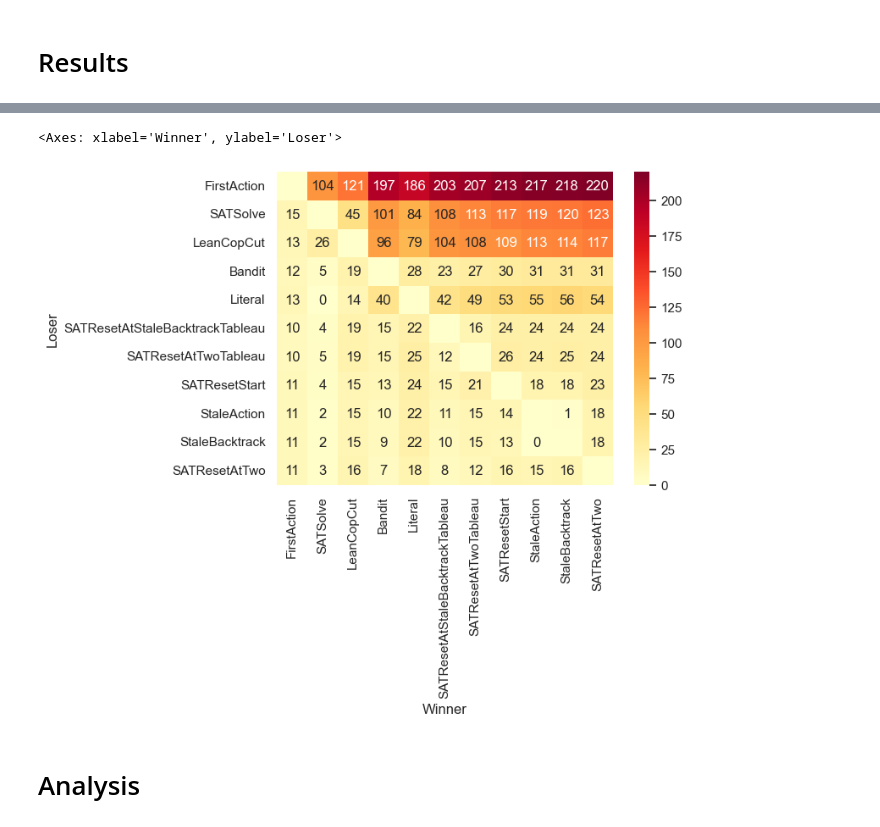
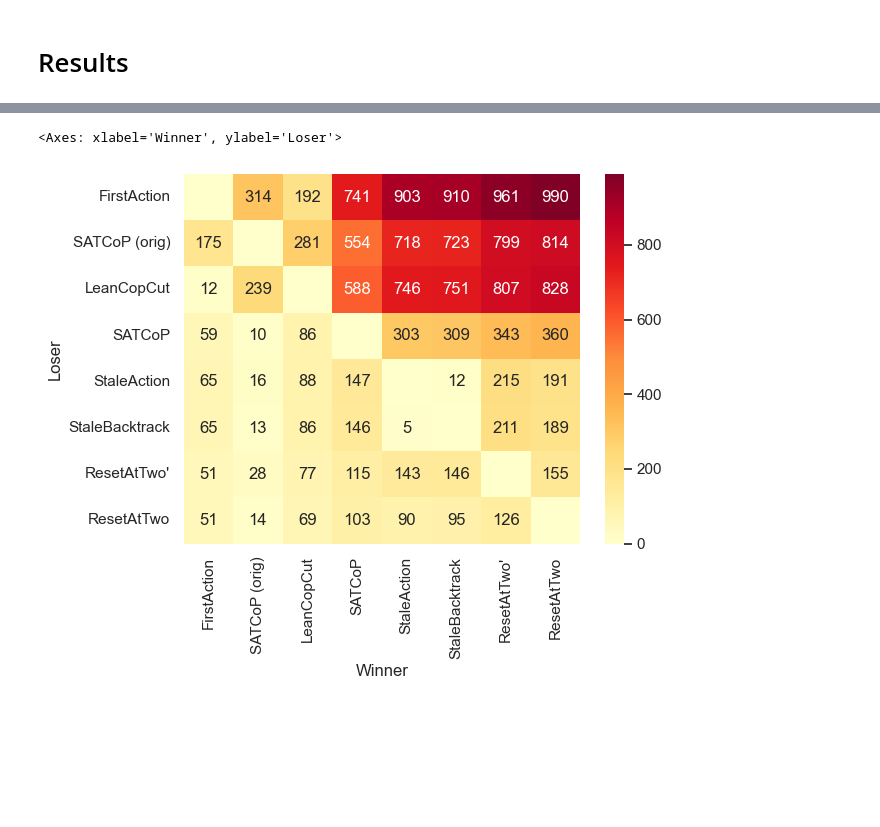
Before and after one commit to mfixman/connections, a Jupyter notebook: jupyter/Analysis_sat.ipynb, the cells around one changed output, grey strips where cells are left out. Cells and saved outputs as stored; diff of their text form; code cells hidden in the pictures; blank space fills up the shorter version.

```diff
--- a/jupyter/Analysis_sat.ipynb
+++ b/jupyter/Analysis_sat.ipynb
@@ -28,8 +24,13 @@ seaborn.set()
 data = pandas.concat(
     [
         pandas.read_csv(
-            'results/SATReset_1458.csv',
+            'results/SATReset_Tuesday_partial.csv',
         ),
+        pandas.read_csv(
+            'results/SATResetTuesdayControl.csv',
+        )
     ],
     ignore_index = True,
 ).drop_duplicates(['problem', 'strategy'], keep = 'last')
+
+data = data[data.problem.isin(data[data.strategy == 'SATResetAtStaleBacktrack'].problem)]
@@ -38,2 +36,0 @@ data.to_csv('results/SATReset_1458.csv', index = False)
-# %%
-data['result'] = data['info'].str.split(';').str[0].where(data.solved, 'Unsolved')
@@ -192,35 +210,35 @@ results = (
     .rename_axis(index = 'Loser', columns = 'Winner')
     .reindex(index = order, columns = order, fill_value = 0)
 )
 
 renamer = {
-    'SATSolve': 'SATSolve',
-    'SATSolveLiteral': 'Literal',
+    'SATSolve': 'SATCoP (orig)',
+    'SATSolveLiteral': 'SATCoP',
     'SATResetAtStaleAction': 'StaleAction',
 	'SATResetAtStaleBacktrack': 'StaleBacktrack',
 	'SATResetBandit': 'Bandit',
+    'SATResetAtTwoFixedStep': 'ResetAtTwo\'',
+    'SATResetAtTwo': 'ResetAtTwo',
 }
 
 cols = results.columns[results.columns.str.startswith('SAT') & ~results.columns.str.endswith('Literal')]
 cols = results.columns
 plot = (
     results.
     loc[cols, cols].
     rename_axis(index = 'Loser', columns = 'Winner').
     rename(index = renamer).
     rename(columns = renamer)
 )
 
 seaborn.heatmap(
     plot,
     annot = plot.astype(str).where(~numpy.eye(results.index.size, dtype = bool), other = ''),
     fmt = 's',
     cmap = 'YlOrRd',
 )
 # pyplot.title(f'Winners and losers of different SAT policies. Total of {merged.problem.nunique():,d} problems.')
 # pyplot.savefig('figures/sat_policies_plot_29Apr.png', bbox_inches = 'tight', dpi = 400)
 # %% [output]
 <Axes: xlabel='Winner', ylabel='Loser'>
-[figure, old version]
+[figure, new version]
-# %% [markdown]
-# Analysis
```
Also changed, not shown: parts of 23 cells of this notebook.
